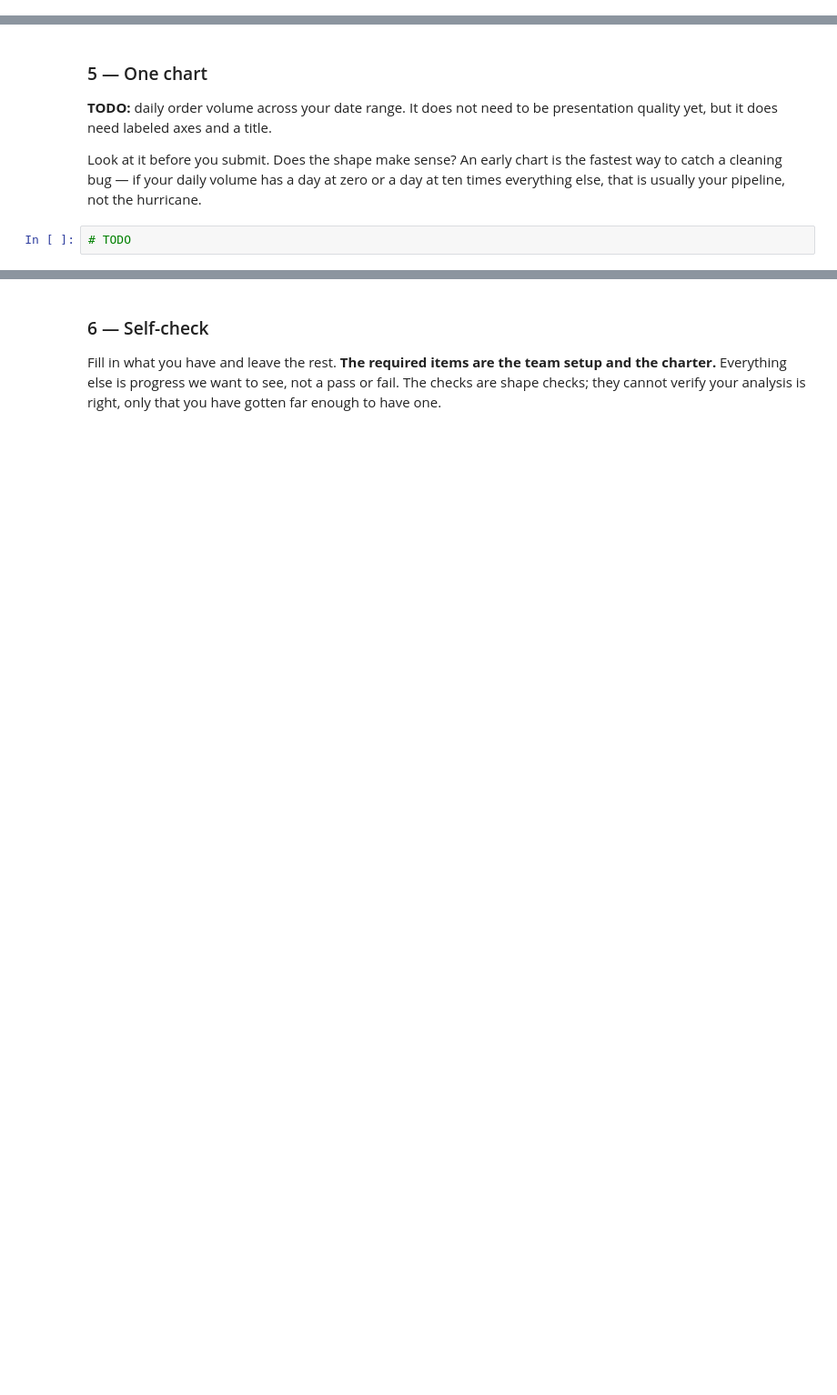
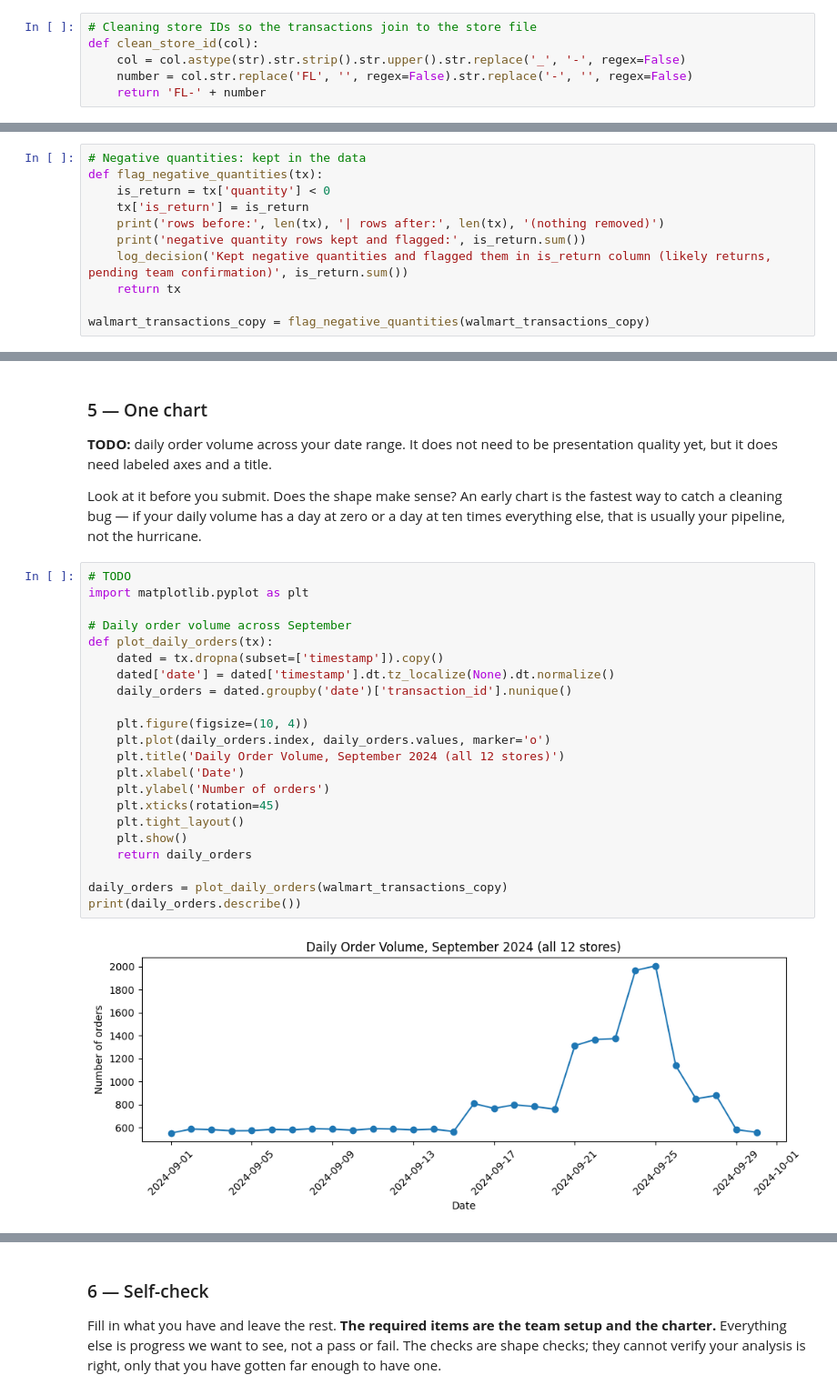
Before and after one commit to prabhnoor14/walmart-hurricane-project, a Jupyter notebook: notebooks/2026-10-23 — Midterm Checkpoint — Lab.ipynb, the cells around one changed output, grey strips where cells are left out. Shown at 91% size. Drawn from its saved outputs; the diff is of its cells as text; blank space fills up the shorter version.

Commit message:
store id and api prep

```diff
--- a/notebooks/2026-10-23 — Midterm Checkpoint — Lab.ipynb
+++ b/notebooks/2026-10-23 — Midterm Checkpoint — Lab.ipynb
@@ -267,3 +268,9 @@ Missing timestamps: 884
 log_decision("Assumed sales timestamps use Eastern Time (pending team confirmation)", walmart_transactions_copy['timestamp'].notna().sum())
 # %% [output]
 Assumed sales timestamps use Eastern Time (pending team confirmation)(24648 row(s))
+# %%
+# Cleaning store IDs so the transactions join to the store file
+def clean_store_id(col):
+    col = col.astype(str).str.strip().str.upper().str.replace('_', '-', regex=False)
+    number = col.str.replace('FL', '', regex=False).str.replace('-', '', regex=False)
+    return 'FL-' + number
@@ -269,0 +335,11 @@ Assumed sales timestamps use Eastern Time (pending team confirmation)(24648 row(
+# %%
+# Negative quantities: kept in the data
+def flag_negative_quantities(tx):
+    is_return = tx['quantity'] < 0
+    tx['is_return'] = is_return
+    print('rows before:', len(tx), '| rows after:', len(tx), '(nothing removed)')
+    print('negative quantity rows kept and flagged:', is_return.sum())
+    log_decision('Kept negative quantities and flagged them in is_return column (likely returns, pending team confirmation)', is_return.sum())
+    return tx
+
+walmart_transactions_copy = flag_negative_quantities(walmart_transactions_copy)
@@ -305,5 +469,27 @@ You do not need this finished — you need it started and defensible.
 **TODO:** daily order volume across your date range. It does not need to be presentation quality yet, but it does need labeled axes and a title.
 
 Look at it before you submit. Does the shape make sense? An early chart is the fastest way to catch a cleaning bug — if your daily volume has a day at zero or a day at ten times everything else, that is usually your pipeline, not the hurricane.
-# %%
-# TODO
+# %%
+# TODO
+import matplotlib.pyplot as plt
+
+# Daily order volume across September
+def plot_daily_orders(tx):
+    dated = tx.dropna(subset=['timestamp']).copy()
+    dated['date'] = dated['timestamp'].dt.tz_localize(None).dt.normalize()
+    daily_orders = dated.groupby('date')['transaction_id'].nunique()
+
+    plt.figure(figsize=(10, 4))
+    plt.plot(daily_orders.index, daily_orders.values, marker='o')
+    plt.title('Daily Order Volume, September 2024 (all 12 stores)')
+    plt.xlabel('Date')
+    plt.ylabel('Number of orders')
+    plt.xticks(rotation=45)
+    plt.tight_layout()
+    plt.show()
+    return daily_orders
+
+daily_orders = plot_daily_orders(walmart_transactions_copy)
+print(daily_orders.describe())
+# %% [output]
+[figure, added]
```
Also changed, not shown: parts of 20 cells of this notebook.
